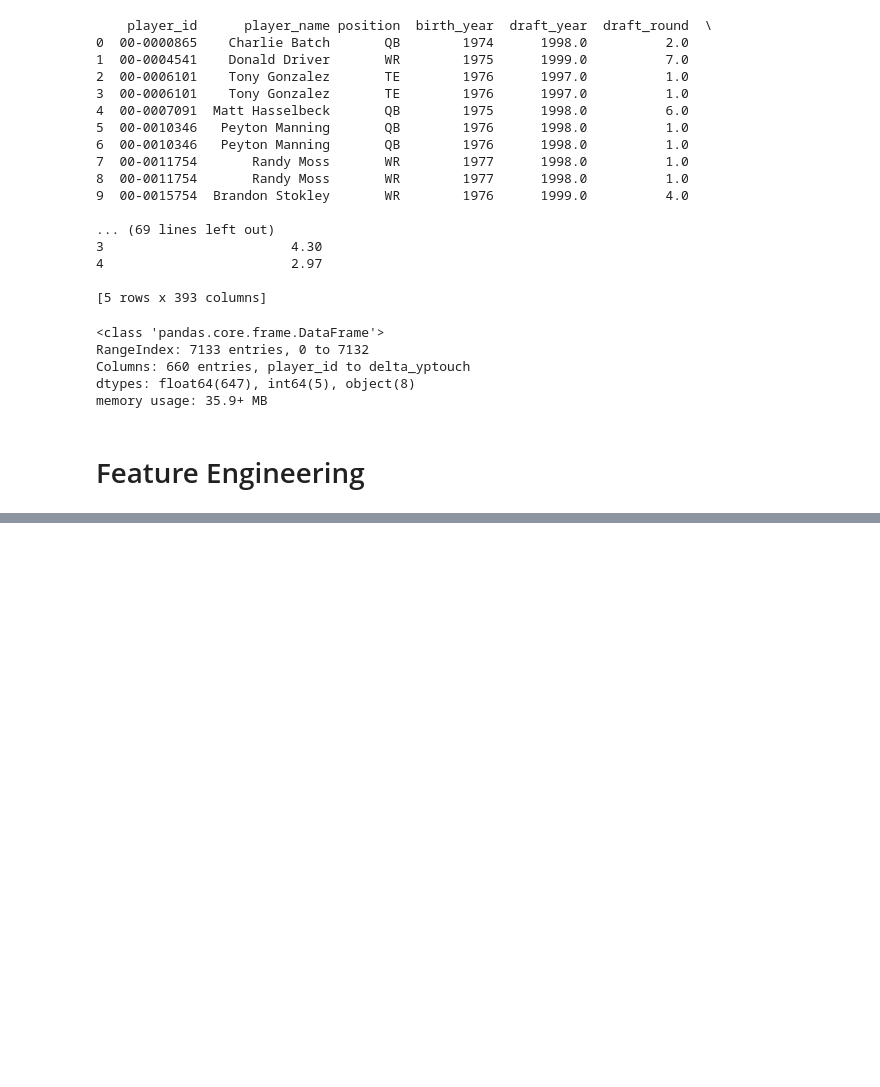
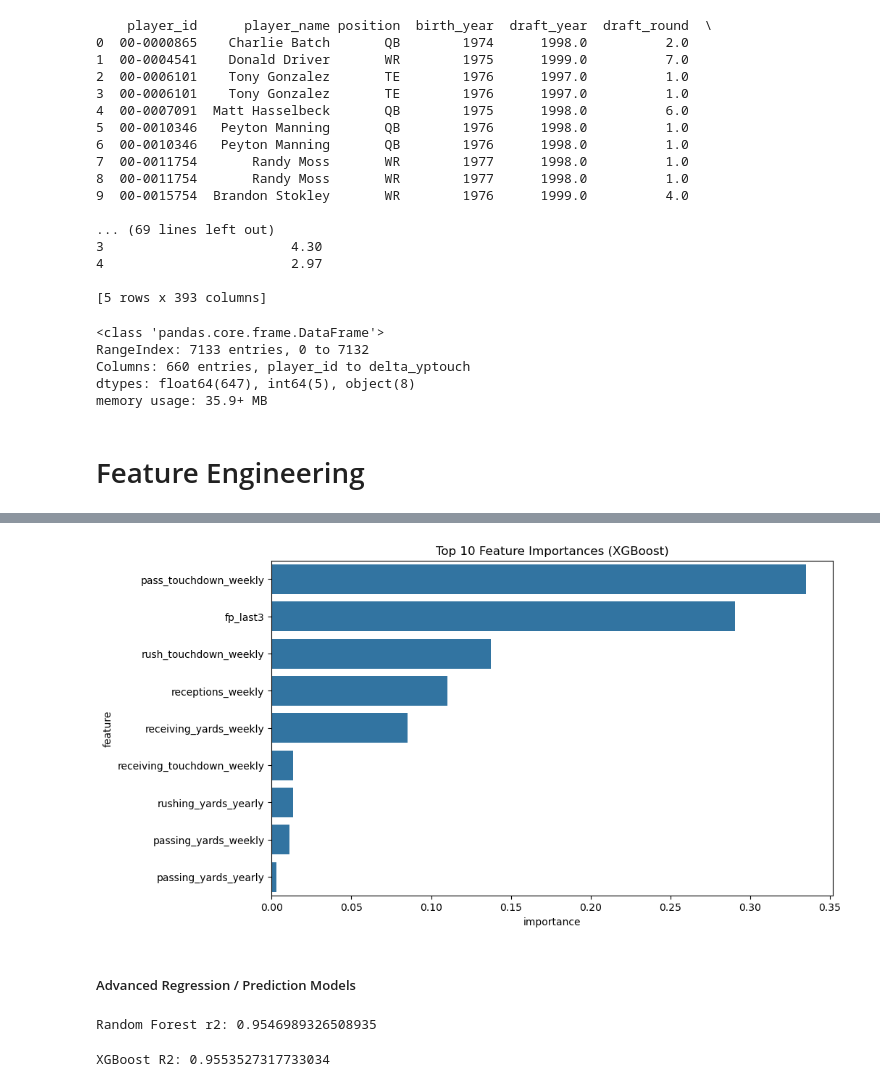
Before and after one commit to omendez930/fantasy-football-recommendations, a Jupyter notebook: draft_analysis.ipynb, the cells around one changed output, grey strips where cells are left out. Cells and saved outputs as stored; diff of their text form; code cells hidden in the pictures; blank space fills up the shorter version.

```diff
--- a/draft_analysis.ipynb
+++ b/draft_analysis.ipynb
@@ -155,0 +210,38 @@ Linear Regression RSME: 1.908323988574615
+# %%
+# Feature importance
+importances = xgb.feature_importances_
+feat_importance = pd.DataFrame({
+    'feature': features,  # your original feature list
+    'importance': importances
+}).sort_values('importance', ascending=False)
+
+plt.figure(figsize=(10,6))
+sns.barplot(x='importance', y='feature', data=feat_importance.head(10))
+plt.title("Top 10 Feature Importances (XGBoost)")
+plt.show()
+# %% [output]
+[figure, added]
+# %% [markdown]
+##### Advanced Regression / Prediction Models
+# %%
+# Random Forest Regressor
+rf = RandomForestRegressor(n_estimators=100, random_state=23)
+
+rf.fit(X_train, y_train)
+
+y_pred_rf = rf.predict(X_test)
+print("Random Forest r2:", r2_score(y_test,y_pred_rf))
+# %% [output]
+Random Forest r2: 0.9546989326508935
+# %%
+xgb = XGBRegressor(n_estimators=100,
+                    learning_rate=0.05,
+                    max_depth=6,
+                    random_state=23)
+
+xgb.fit(X_train, y_train)
+
+y_pred_xgb = xgb.predict(X_test)
+print('XGBoost R2:', r2_score(y_test, y_pred_xgb))
+# %% [output]
+XGBoost R2: 0.9553527317733034
```
Also changed, not shown: parts of 13 cells of this notebook.
